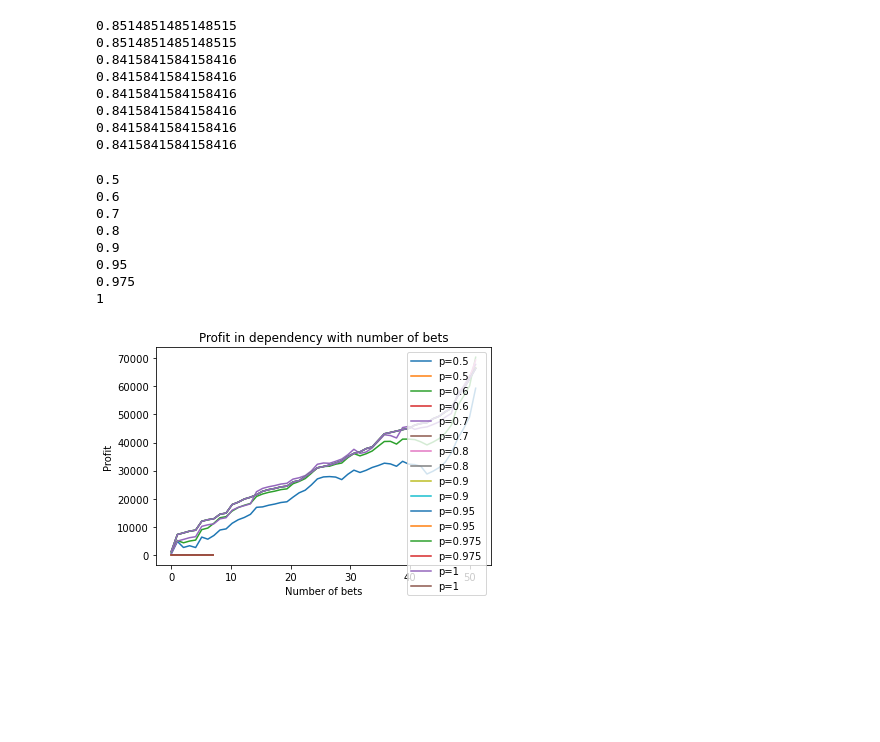
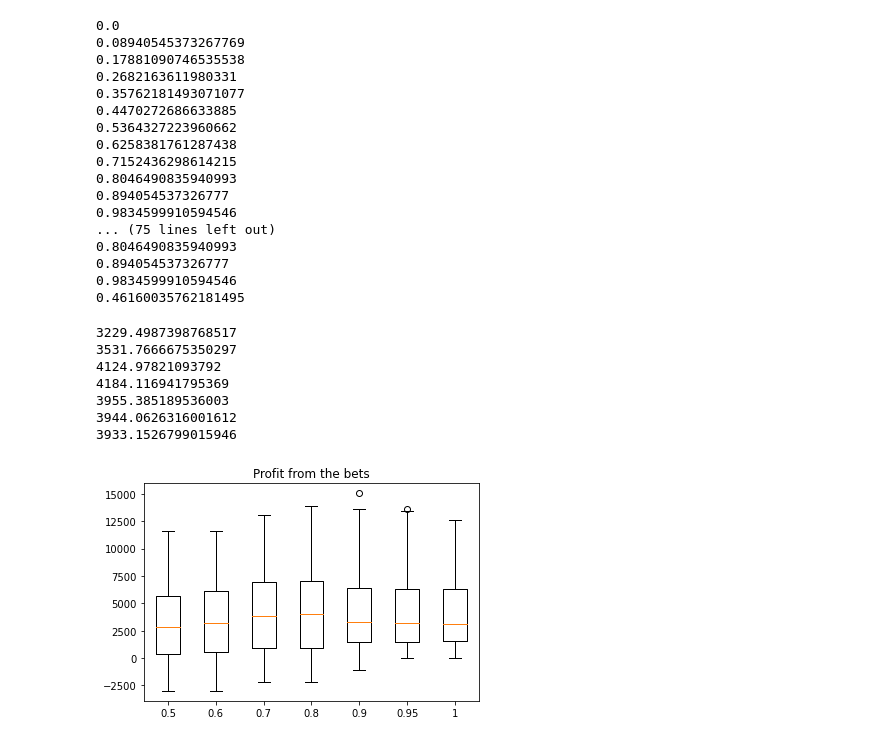
Before and after one commit to syrovzde/inefficiencies, a Jupyter notebook: first tests.ipynb, the cells around one changed output. Saved outputs shown, nothing was run; the diff lists cells and outputs as text; code cells hidden in the pictures; blank space fills up the shorter version.

Commit message:
edited jupyter notebook with improved results presentation

```diff
--- a/first tests.ipynb
+++ b/first tests.ipynb
@@ -26,22 +33,41 @@ result_engine = create_engine("postgresql://{user}@{host}:{port}/{db}".format(
         db='betexplorer'
     ))
 # %%
-testing_probs = [0.5,0.6,0.7,0.8,0.9,0.95,0.975,1]
-results = {}
+testing_probs = [0.5,0.6,0.7,0.8,0.9,0.95,1]
+profits = {}
+betting_vectors = {}
 for p in testing_probs:
-   results[p]=testing.test(p=p,matchids=[0], timestamp='2022-09-27 21:00:00',engine=engine,res_engine=result_engine)
+   profits[p],betting_vectors[p]=testing.test(p=p,matchids=[0], timestamp='2022-09-27 21:00:00',engine=engine,res_engine=result_engine)
 # %% [output]
-0.8514851485148515
-0.8514851485148515
-0.8415841584158416
-0.8415841584158416
-0.8415841584158416
-0.8415841584158416
-0.8415841584158416
-0.8415841584158416
+0.0
+0.08940545373267769
+0.17881090746535538
+0.2682163611980331
+0.35762181493071077
+0.4470272686633885
+0.5364327223960662
+0.6258381761287438
+0.7152436298614215
+0.8046490835940993
+0.894054537326777
+0.9834599910594546
+... (75 lines left out)
+0.8046490835940993
+0.894054537326777
+0.9834599910594546
+0.46160035762181495
 # %%
 cumulative_sums = {}
 lengths = {}
 for p in testing_probs:
-    cumulative_sums[p]=np.cumsum(results[p])
-    lengths[p] = len(results[p])
+    #cumulative_sums[p]=np.cumsum(results[p])
+    #lengths[p] = len(results[p])
+    print(sum(profits[p])/len(profits[p]))
+# %% [output]
+3229.4987398768517
+3531.7666675350297
+4124.97821093792
+4184.116941795369
+3955.385189536003
+3944.0626316001612
+3933.1526799015946
@@ -53,23 +74,6 @@ def legend_without_duplicate_labels(figure):
-# %%
-all_xs = []
-all_ys = []
-
-for i in testing_probs:
-    print(i)
-    plt.plot(np.linspace(0,lengths[i],lengths[i]),cumulative_sums[i],testing_probs,label="p={p}".format(p=i))
-
-plt.title("Profit in dependency with number of bets")
-plt.xlabel("Number of bets")
-plt.ylabel("Profit")
-plt.legend()
-plt.show()
-# %% [output]
-0.5
-0.6
-0.7
-0.8
-0.9
-0.95
-0.975
-1
-[figure, removed]
+# %%
+plt.boxplot(profits.values(),labels=profits.keys())
+plt.title("Profit from the bets")
+plt.show()
+# %% [output]
+[figure, added]
```
Also changed, not shown: parts of 4 cells of this notebook, 3 other files.
